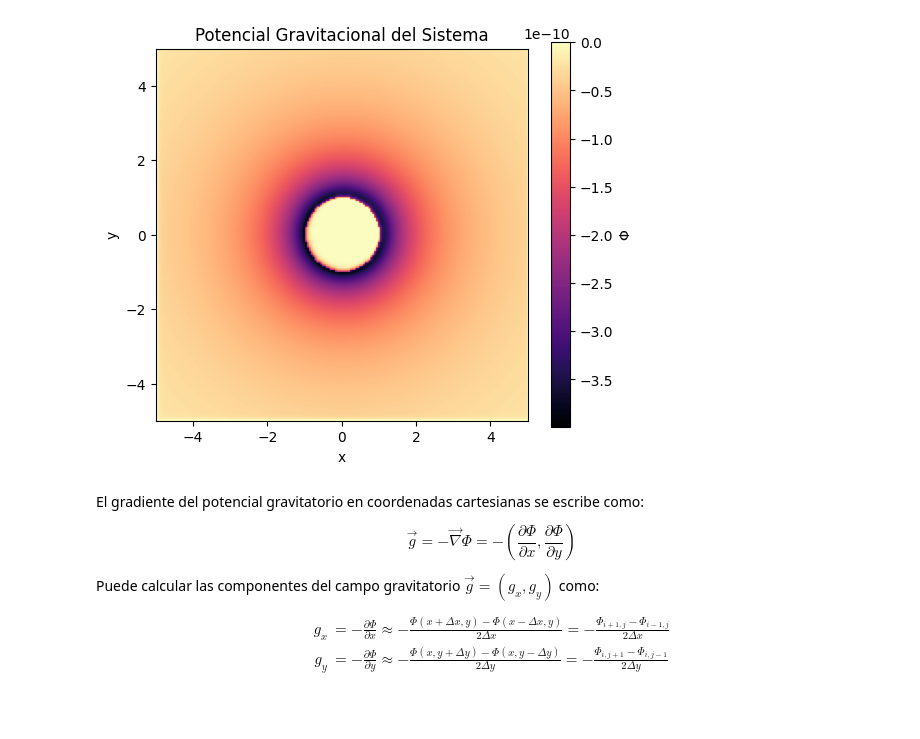
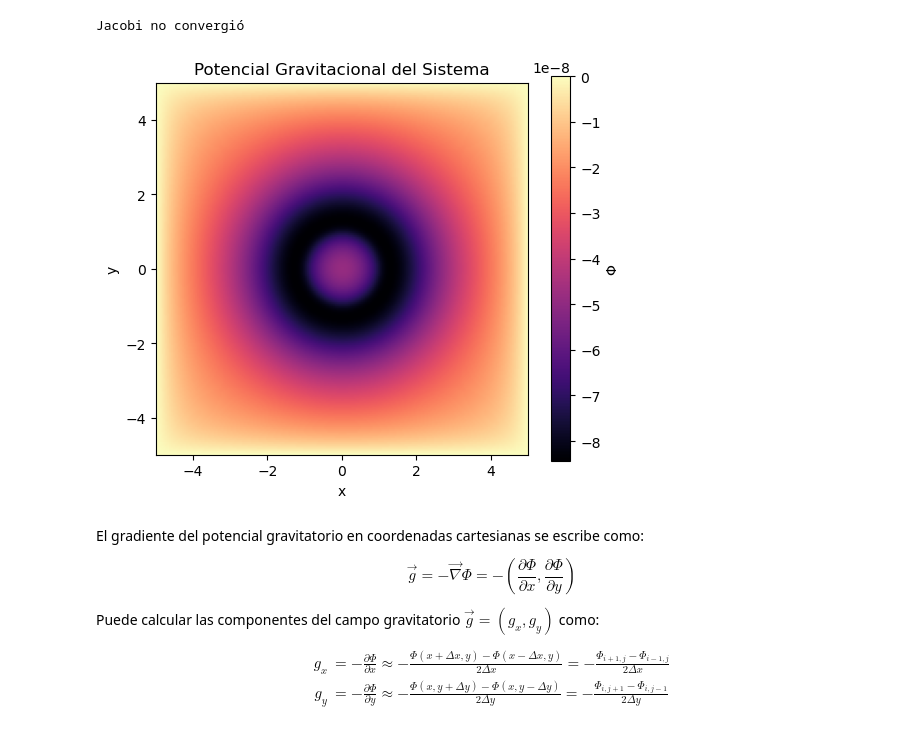
Before and after one commit to arc10132/Proyecto-Fisica-Computacional-4, a Jupyter notebook: Discos_Protoplanetarios.ipynb, the cells around one changed output. Cells and saved outputs as stored; diff of their text form; code cells hidden in the pictures.

Commit message:
Se modifica la funcion Poisson_equation añadiendo el método de jacobi en formulas.py. Se arregla visualización en Discos_Protoplanetarios.ipynb

```diff
--- a/Discos_Protoplanetarios.ipynb
+++ b/Discos_Protoplanetarios.ipynb
@@ -34,20 +37,23 @@ plt.show()
 # %% [output]
 [figure]
 # %%
+
 Mass_star = 1.989e30  # Masa del Sol
 Radius_star = 0.00465  # Radio del Sol
 star_density_profile = star_density(X, Y, Mass_star, Radius_star)
 
-Gradient_potential = Poisson_equation(X, Y, 1, star_density_profile, rho_disk)
+
+Gradient_potential = Poisson_equation(dx= 1, star_density=star_density_profile, disk_density=rho_disk, tol= 1e-4, max_iter= 1000)
 plt.figure(figsize=(6,5))
 plt.imshow(Gradient_potential, extent=[-L, L, -L, L], origin='lower', cmap='magma')
 plt.colorbar(label=r'$\Phi$')
 plt.xlabel('x')
 plt.ylabel('y')
 plt.title('Potencial Gravitacional del Sistema')
 plt.show()
 # %% [output]
+Jacobi no convergió
-[figure, old version]
+[figure, new version]
 # %% [markdown]
 El gradiente del potencial gravitatorio en coordenadas cartesianas se escribe como:
 
```
Also changed, not shown: parts of 2 cells of this notebook, 1 other file.
